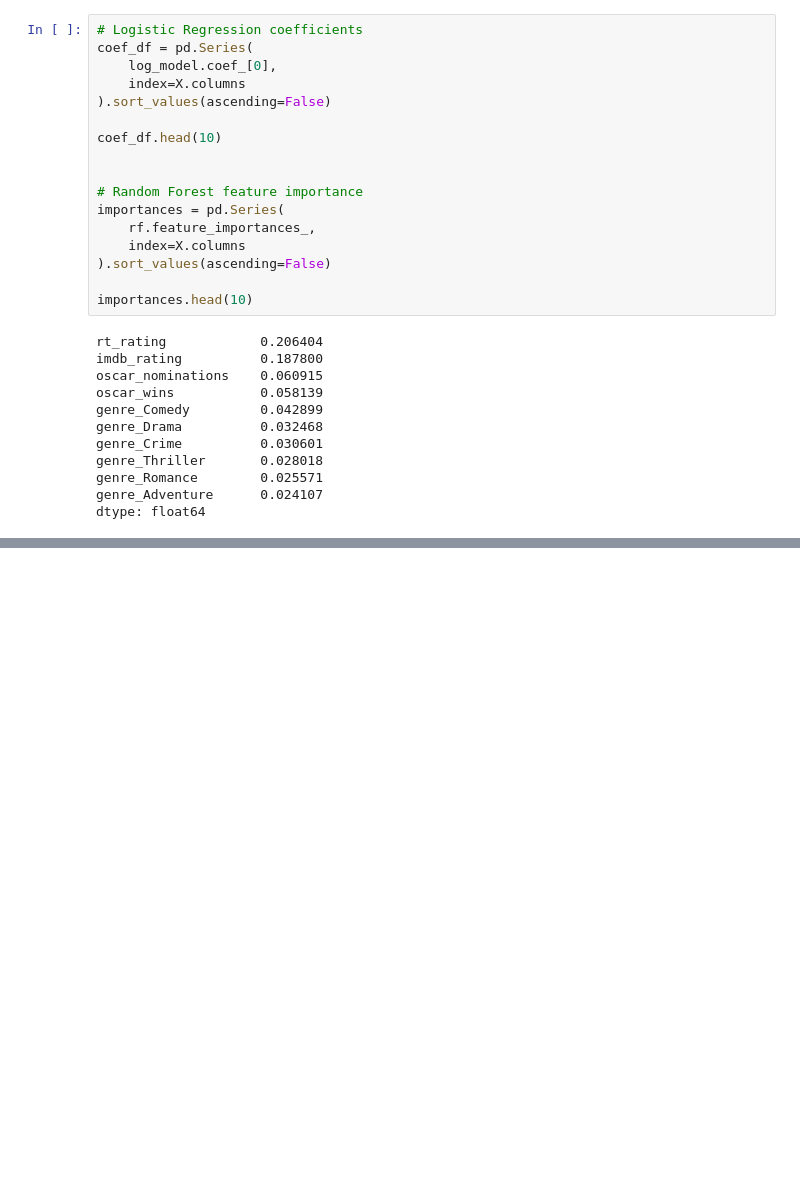
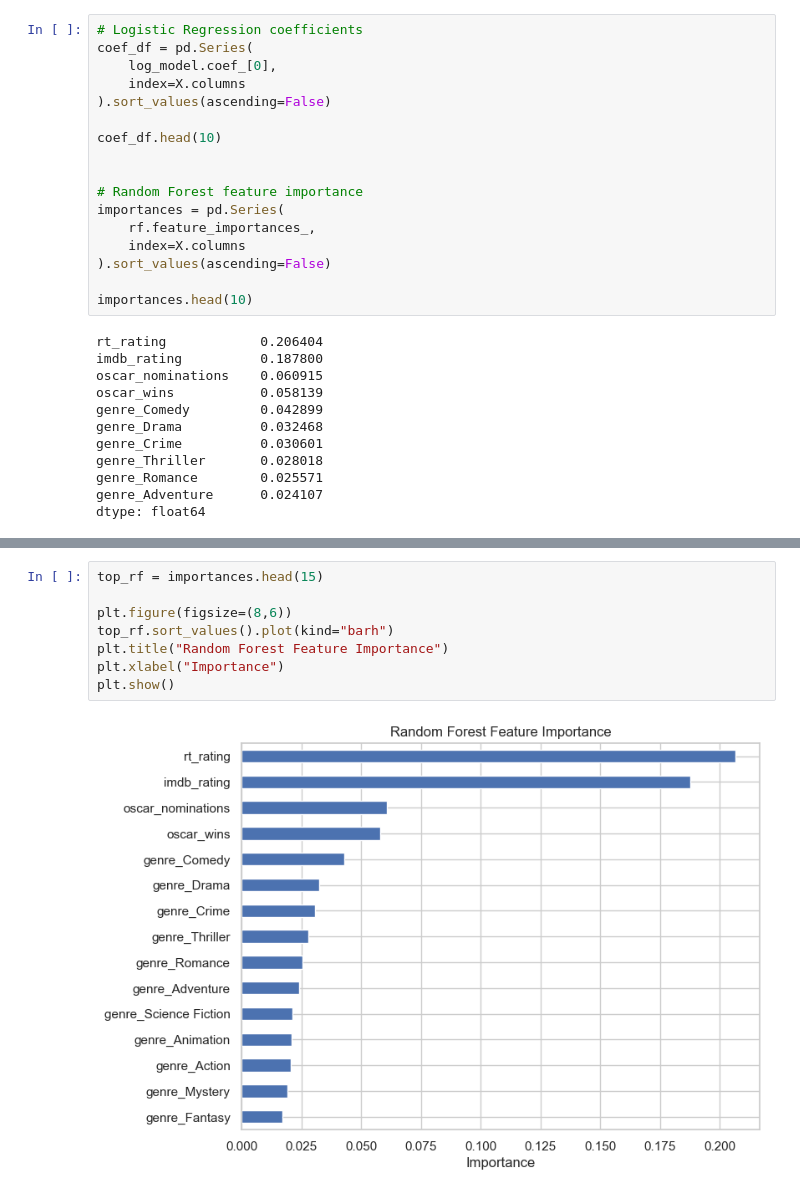
Before and after one commit to nerisius/DSA210-Personal-Data-Analyze-Project, a Jupyter notebook: movie_preference_ml.ipynb, the cells around one changed output, grey strips where cells are left out. Saved outputs shown, nothing was run; the diff lists cells and outputs as text; blank space fills up the shorter version.

```diff
--- a/movie_preference_ml.ipynb
+++ b/movie_preference_ml.ipynb
@@ -200,0 +265,10 @@ dtype: float64
+# %%
+top_rf = importances.head(15)
+
+plt.figure(figsize=(8,6))
+top_rf.sort_values().plot(kind="barh")
+plt.title("Random Forest Feature Importance")
+plt.xlabel("Importance")
+plt.show()
+# %% [output]
+[figure, added]
```
Also changed, not shown: parts of 5 cells of this notebook.
